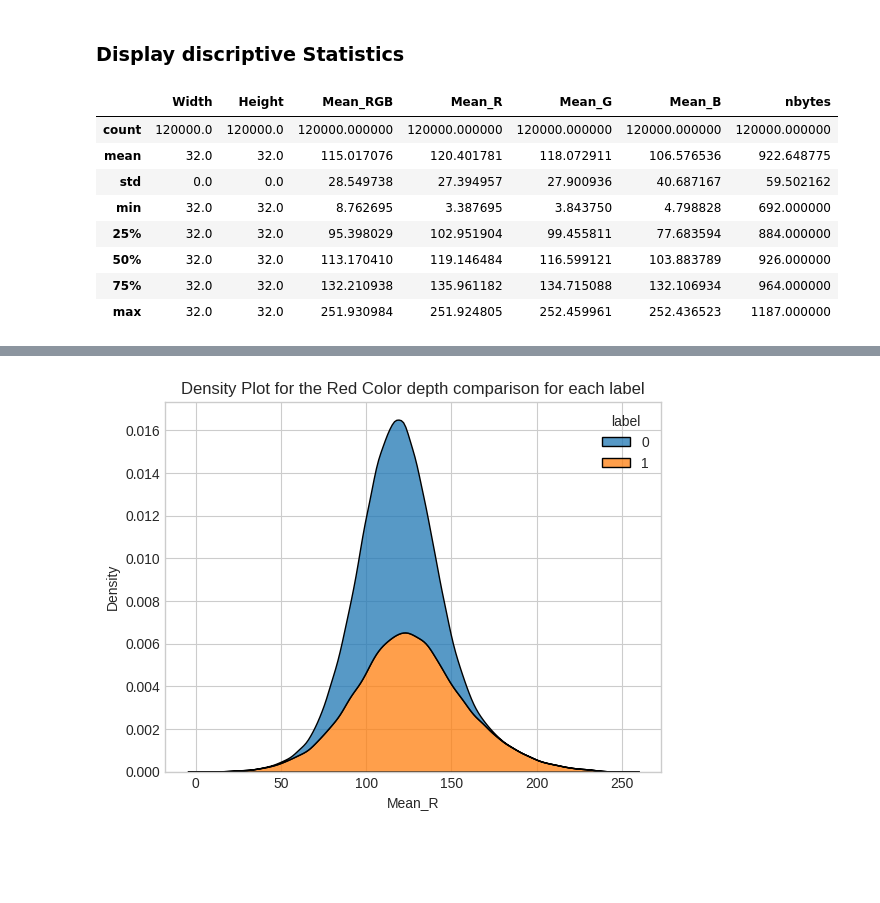
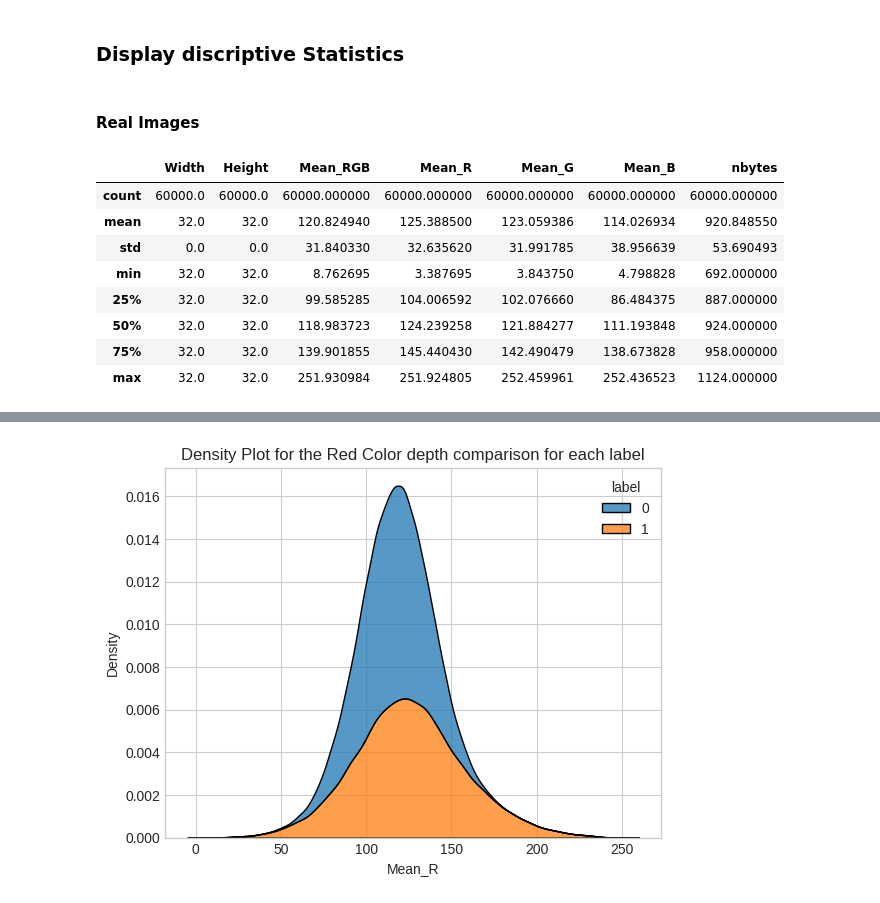
Before and after one commit to 1nuc/image-classification, a Jupyter notebook: run.ipynb, the cells around one changed output, grey strips where cells are left out. Saved outputs shown, nothing was run; the diff lists cells and outputs as text; code cells hidden in the pictures; blank space fills up the shorter version.

```diff
--- a/run.ipynb
+++ b/run.ipynb
@@ -160,16 +160,18 @@ plot_images(data, 10)
 [figure]
 # %% [markdown]
 ### Display discriptive Statistics
+# %% [markdown]
+#### Real Images
 # %%
-statistics=data.select(pl.all().exclude('bytes', 'label')).to_pandas()
+statistics=data.filter(pl.col('label')==1).select(pl.all().exclude('bytes', 'label')).to_pandas()
 statistics.describe()
 # %% [output]
 |  | Width | Height | Mean_RGB | Mean_R | Mean_G | Mean_B | nbytes |
-| count | 120000.0 | 120000.0 | 120000.000000 | 120000.000000 | 120000.000000 | 120000.000000 | 120000.000000 |
-| mean | 32.0 | 32.0 | 115.017076 | 120.401781 | 118.072911 | 106.576536 | 922.648775 |
-| std | 0.0 | 0.0 | 28.549738 | 27.394957 | 27.900936 | 40.687167 | 59.502162 |
+| count | 60000.0 | 60000.0 | 60000.000000 | 60000.000000 | 60000.000000 | 60000.000000 | 60000.000000 |
+| mean | 32.0 | 32.0 | 120.824940 | 125.388500 | 123.059386 | 114.026934 | 920.848550 |
+| std | 0.0 | 0.0 | 31.840330 | 32.635620 | 31.991785 | 38.956639 | 53.690493 |
 | min | 32.0 | 32.0 | 8.762695 | 3.387695 | 3.843750 | 4.798828 | 692.000000 |
-| 25% | 32.0 | 32.0 | 95.398029 | 102.951904 | 99.455811 | 77.683594 | 884.000000 |
-| 50% | 32.0 | 32.0 | 113.170410 | 119.146484 | 116.599121 | 103.883789 | 926.000000 |
-| 75% | 32.0 | 32.0 | 132.210938 | 135.961182 | 134.715088 | 132.106934 | 964.000000 |
-| max | 32.0 | 32.0 | 251.930984 | 251.924805 | 252.459961 | 252.436523 | 1187.000000 |
+| 25% | 32.0 | 32.0 | 99.585285 | 104.006592 | 102.076660 | 86.484375 | 887.000000 |
+| 50% | 32.0 | 32.0 | 118.983723 | 124.239258 | 121.884277 | 111.193848 | 924.000000 |
+| 75% | 32.0 | 32.0 | 139.901855 | 145.440430 | 142.490479 | 138.673828 | 958.000000 |
+| max | 32.0 | 32.0 | 251.930984 | 251.924805 | 252.459961 | 252.436523 | 1124.000000 |
```
Also changed, not shown: parts of 2 cells of this notebook.
